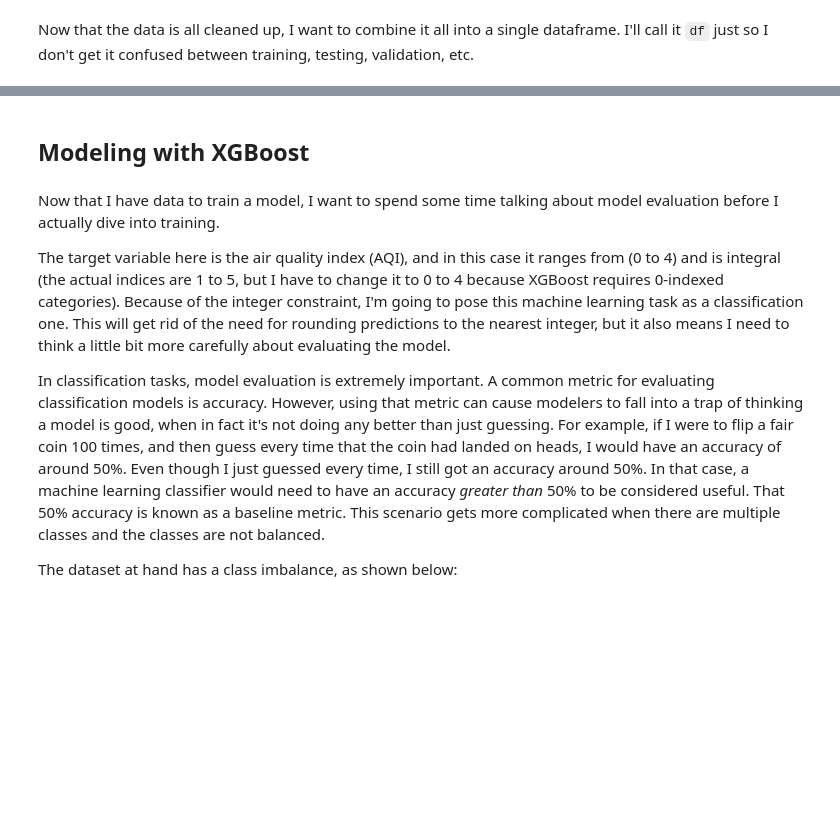
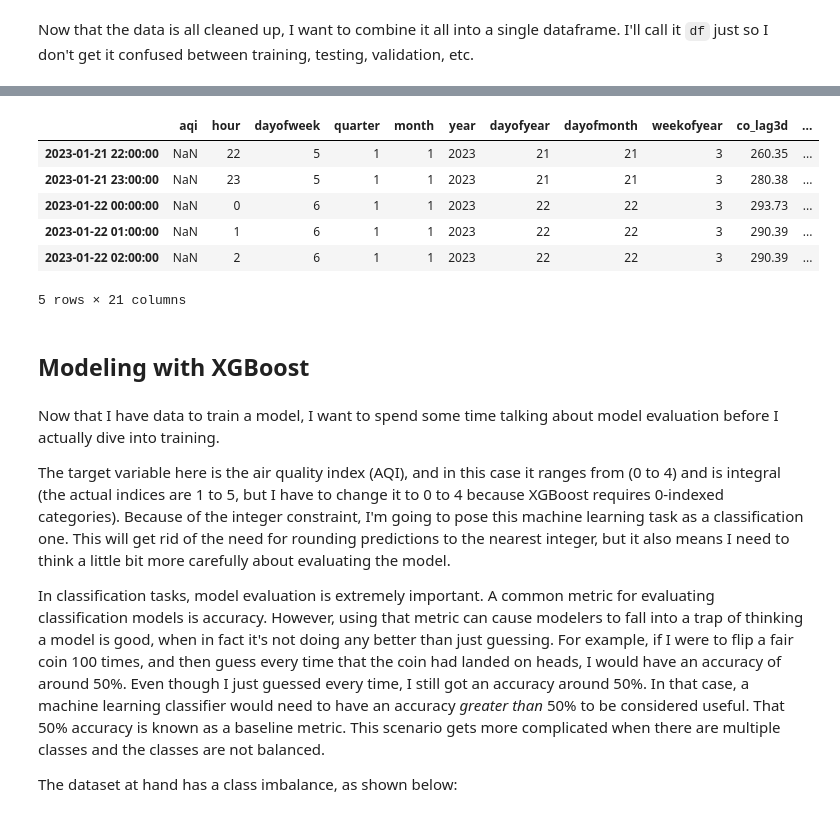
Before and after one commit to achi113s/AQIPrediction, a Jupyter notebook: 3_model_training_nb.ipynb, the cells around one changed output, grey strips where cells are left out. Saved outputs shown, nothing was run; the diff lists cells and outputs as text; code cells hidden in the pictures; blank space fills up the shorter version.

```diff
--- a/3_model_training_nb.ipynb
+++ b/3_model_training_nb.ipynb
@@ -182,3 +279,13 @@ df.columns
+# %%
+future_w_features.tail()
+# %% [output]
+|  | aqi | hour | dayofweek | quarter | month | year | dayofyear | dayofmonth | weekofyear | co_lag3d | ... |
+| 2023-01-21 22:00:00 | NaN | 22 | 5 | 1 | 1 | 2023 | 21 | 21 | 3 | 260.35 | ... |
+| 2023-01-21 23:00:00 | NaN | 23 | 5 | 1 | 1 | 2023 | 21 | 21 | 3 | 280.38 | ... |
+| 2023-01-22 00:00:00 | NaN | 0 | 6 | 1 | 1 | 2023 | 22 | 22 | 3 | 293.73 | ... |
+| 2023-01-22 01:00:00 | NaN | 1 | 6 | 1 | 1 | 2023 | 22 | 22 | 3 | 290.39 | ... |
+| 2023-01-22 02:00:00 | NaN | 2 | 6 | 1 | 1 | 2023 | 22 | 22 | 3 | 290.39 | ... |
+5 rows × 21 columns
 # %% [markdown]
 ## Modeling with XGBoost
 # %% [markdown]
```
Also changed, not shown: parts of 45 cells of this notebook, 2 other files.
